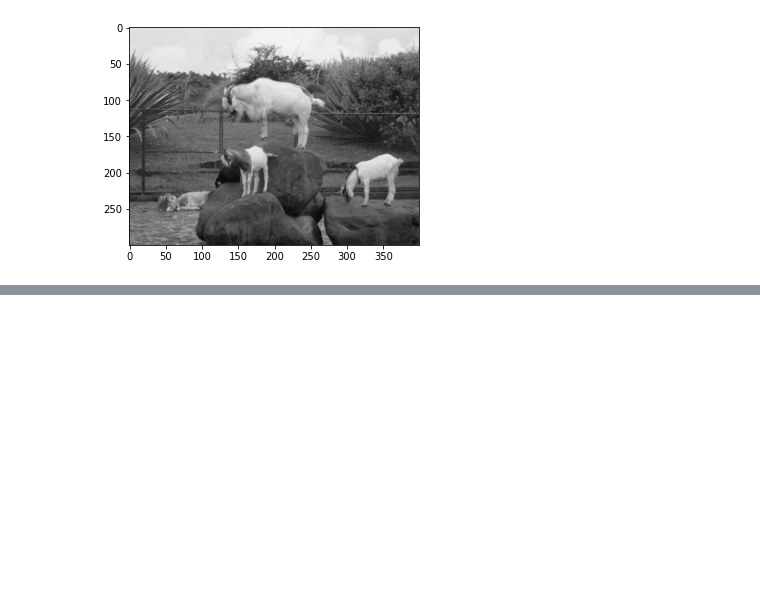
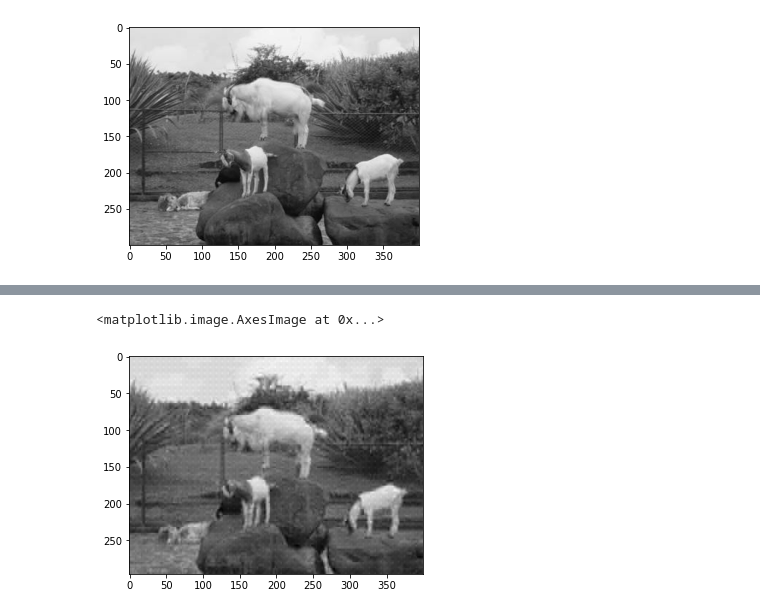
Before and after one commit to timothyliutl/MTHE-493, a Jupyter notebook: dct.ipynb, the cells around one changed output, grey strips where cells are left out. Drawn from its saved outputs; the diff is of its cells as text; code cells hidden in the pictures; blank space fills up the shorter version.

Commit message:
got first quantizer to work

```diff
--- a/dct.ipynb
+++ b/dct.ipynb
@@ -209,6 +209,15 @@ def blockify(image):
             return_array[i*8:(i+1)*8, j*8:(j+1)*8] = dct_funct(image_block)
     return return_array
 
+def generate_training(dct_block):
+    return_arr = []
+    len_rounded = int(dct_block.shape[0]/8)
+    width_rounded = int(dct_block.shape[1]/8)
+    for i in range(len_rounded):
+        for j in range(width_rounded):
+            return_arr.append(dct_block[i*8:(i+1)*8, j*8:(j+1)*8])
+    return return_arr
+
 def quantization(dct_block):
     pass
 
@@ -241,6 +254,7 @@ quantizer_array = []
 for i in range(mat_len):
     for j in range(mat_width):
         if bit_al_mat[i,j]!=0:
-            quantizer_array.append([KMeans(n_clusters=bit_al_mat[i,j]**2), (i,j)])
+            print(bit_al_mat[i,j], 2**bit_al_mat[i,j], (i,j))
+            quantizer_array.append([KMeans(n_clusters=2**bit_al_mat[i,j]), (i,j)])
 
 # TODO: create a function that takes in matrix and automatically creates quantizers for each element in matrix
@@ -251,4 +276,4 @@ for image_path in files:
     print(count)
     count =count+1
     blocks = blockify(import_image(image_path))
-    training_set = training_set + blocks
+    training_set = training_set + generate_training(blocks)
@@ -295,8 +338,11 @@ quantized_output = np.zeros(shape=(length*8, width*8))
 for i in range(length):
     for j in range(width):
         block = image_dct_blocks[i*8: (i+1)*8, j*8: (j+1)*8]
+        quantized_block = np.zeros(shape=(8,8))
         for element in quantizer_array:
-            quantized_block = np.zeros(shape=(8,8))
             location = element[1]
-            quantized_block[location] = element[0].predict([[block[location]]])
+            centroid_locations = element[0].cluster_centers_
+            pixel_val = block[location]
+            centroid_num = element[0].predict([[pixel_val]])[0]
+            quantized_block[location] = centroid_locations[centroid_num].copy()
         quantized_output[i*8: (i+1)*8, j*8: (j+1)*8] = quantized_block
@@ -306,3 +362,8 @@ for i in range(length):
+# %%
+plt.imshow(reconstruct(quantized_output), cmap='gray')
+# %% [output]
+<matplotlib.image.AxesImage at 0x...>
+[figure, added]
 # %%
 # cut the images into 8x8 blocks and apply dct
 # take value in matrix and train quantizer on it
```
Also changed, not shown: parts of 7 cells of this notebook, 1 other file.
